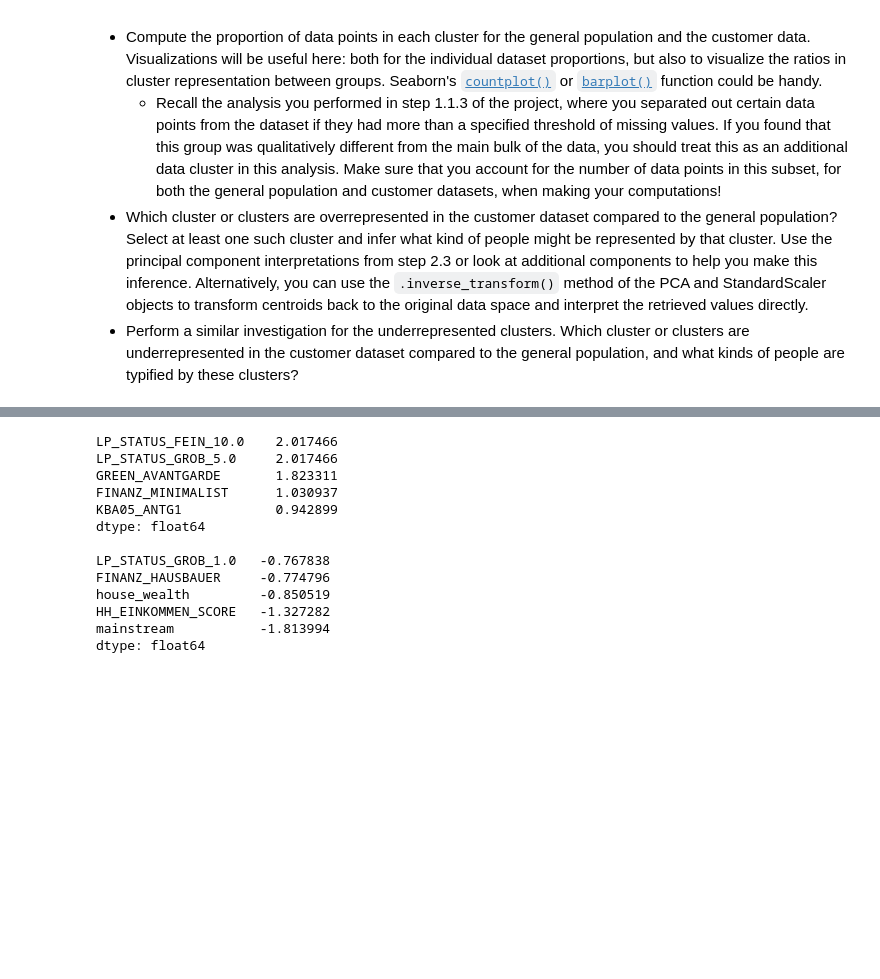
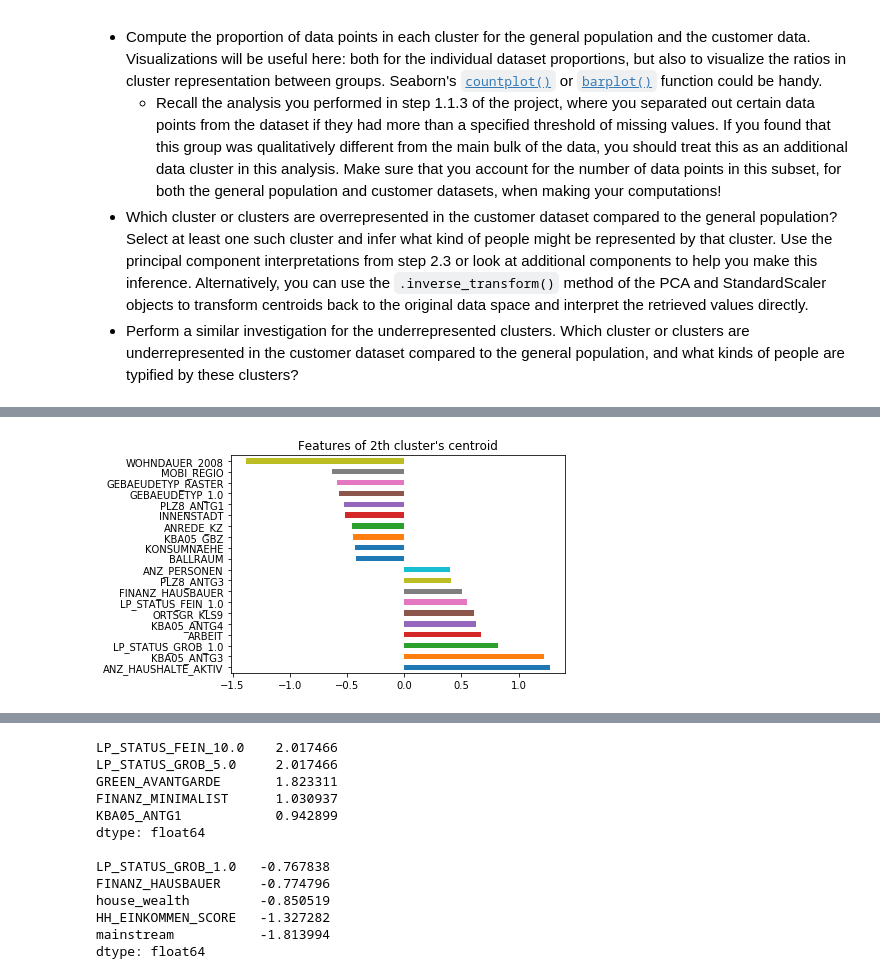
Before and after one commit to kudojp/IdentifyCustomerSegments, a Jupyter notebook: Identify_Customer_Segments.ipynb, the cells around one changed output, grey strips where cells are left out. Cells and saved outputs as stored; diff of their text form; code cells hidden in the pictures; blank space fills up the shorter version.

```diff
--- a/Identify_Customer_Segments.ipynb
+++ b/Identify_Customer_Segments.ipynb
@@ -1343,0 +1335,18 @@ centroids_origin = pca66.inverse_transform(centroids_pc)
+# %%
+def plot_scaled_comparison(df_origin, kmeans, i):
+
+    # get the center of i-th out of5 clusters in the space of 66 principal components
+    cent_pc = pd.Series(kmeans5.cluster_centers_[i])
+    #convert these i-th centroid back into the space of NORMALIZED192 featues.
+    cent_origin = pd.Series(pca66.inverse_transform(cent_pc), index=df_origin.columns)
+
+    # show the significant features in i-th cluster
+    X = pd.DataFrame.from_dict(dict(zip(df_origin.columns, cent_origin)), orient='index').rename(
+        columns={0: 'feature_values'}).sort_values('feature_values', ascending=False)
+    X['feature_values_abs'] = abs(X['feature_values'])
+    pd.concat((X['feature_values'][:10], X['feature_values'][-10:]), axis=0).plot(kind='barh')
+    plt.title("Features of {}th cluster's centroid".format(i));
+# %%
+plot_scaled_comparison(az4, kmeans5, 2)
+# %% [output]
+[figure, added]
```
Also changed, not shown: parts of 17 cells of this notebook.
